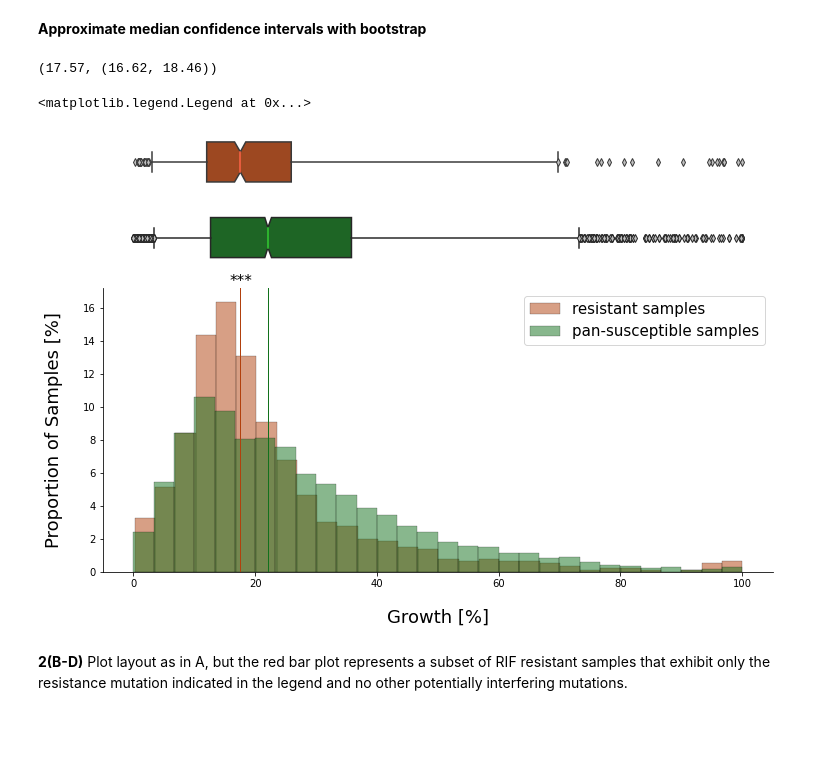
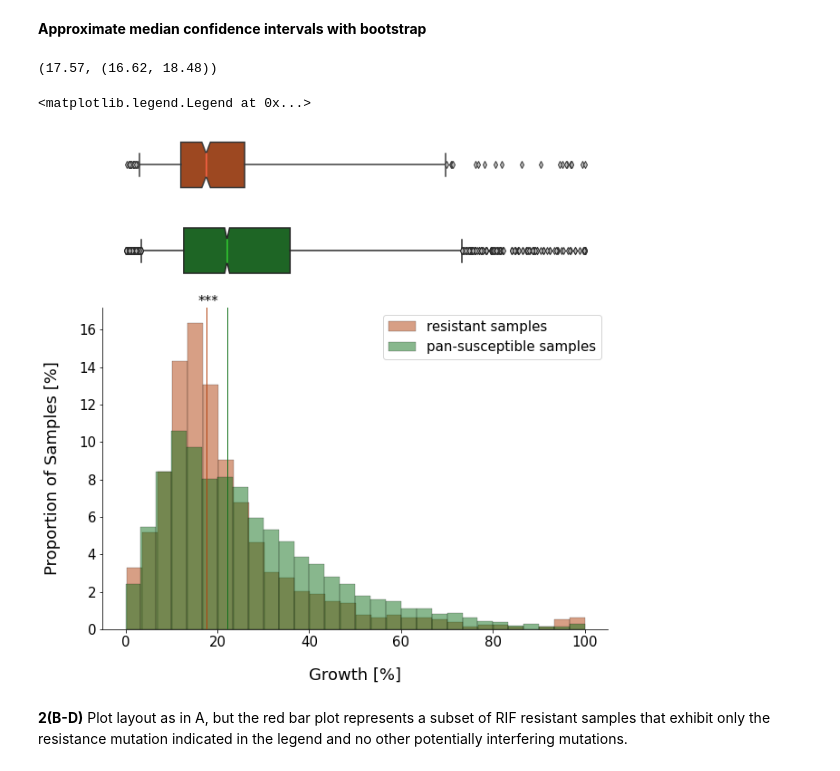
Before and after one commit to fowler-lab/tb-rnap-compensation, a Jupyter notebook: Recreate_figures_paper.ipynb, the cells around one changed output. Drawn from its saved outputs; the diff is of its cells as text; code cells hidden in the pictures; blank space fills up the shorter version.

Commit message:
refine figure notebook

```diff
--- a/Recreate_figures_paper.ipynb
+++ b/Recreate_figures_paper.ipynb
@@ -186,48 +186,50 @@ stat, p = mannwhitneyu(resistant, susceptible)
 stats = []
 sus_boot = my_bootstrap(susceptible)
 stats.append(['susceptible', sus_boot[0], sus_boot[1][0], sus_boot[1][1],
-              p, round(numpy.mean(susceptible), 2), len(susceptible)])      #to do this for the mean, just use numpy.mean instead
+              ' ', round(numpy.mean(susceptible), 2), len(susceptible)])      #to do this for the mean, just use numpy.mean instead
 res_boot = my_bootstrap(resistant)
 stats.append(['any resistance', res_boot[0], res_boot[1][0], res_boot[1][1],
               p, round(numpy.mean(resistant), 2), len(resistant)])          #to do this for the mean, just use numpy.mean instead
 print(res_boot)
 # %% [output]
-(17.57, (16.62, 18.46))
+(17.57, (16.62, 18.48))
 # %%
 #Plot histograms with boxplots
 fig, (ax_box1, ax_box2, ax_hist) = plt.subplots(3, sharex = True,
                                                 gridspec_kw = {"height_ratios": (0.15, 0.15, 0.85)})
-fig.set_size_inches(12, 8)
+fig.set_size_inches(10, 10)
 
 sns.histplot(data = resistant, label="resistant samples", color = colors[1], **hist_args)
 plt.axvline(res_boot[0], color = colors[1], linewidth = 1)
 
 plt.text(x = res_boot[0]-1.8, y = 17.3, s='***', size = 15)
 
 sns.histplot(data = susceptible, label="pan-susceptible samples", color = colors[2], **hist_args)
 plt.axvline(sus_boot[0], color = colors[2], linewidth = 1)
 
 sns.boxplot(resistant, ax = ax_box1, color = colors[1], medianprops={"color": "tomato"},
             usermedians = [res_boot[0]], conf_intervals = [res_boot[1]], **box_args)
 sns.boxplot(susceptible, ax = ax_box2, color = colors[2], medianprops={"color": "LimeGreen"},
             usermedians = [sus_boot[0]], conf_intervals = [sus_boot[1]], **box_args)
 
 #Despine plots
 sns.despine(top = True, right=True, left = False, bottom = False, offset = False, trim = False)
 
 axes = [ax_box1, ax_box2]
 for ax in axes:
     sns.despine(ax = ax, top = True, right=True, left = True, bottom = True, offset = False, trim = False)
     ax.tick_params(left=False, bottom=False)
     ax.set(yticklabels=[])
     ax.set(xlabel='')
 
 plt.xlabel("Growth [%]", size = 18, labelpad = 20)
+plt.xticks(fontsize = 15)
 plt.ylabel("Proportion of Samples [%]", size = 18, labelpad = 20)
+plt.yticks(fontsize = 15)
 plt.legend(loc = 'upper right', fontsize = 15)
 # %% [output]
 <matplotlib.legend.Legend at 0x...>
-[figure, old version]
+[figure, new version]
 # %% [markdown]
 **2(B-D)** Plot layout as in A, but the red bar plot represents a subset of RIF resistant samples that exhibit only the resistance mutation indicated in the legend and no other potentially interfering mutations.
 # %%
```
Also changed, not shown: parts of 14 cells of this notebook.
